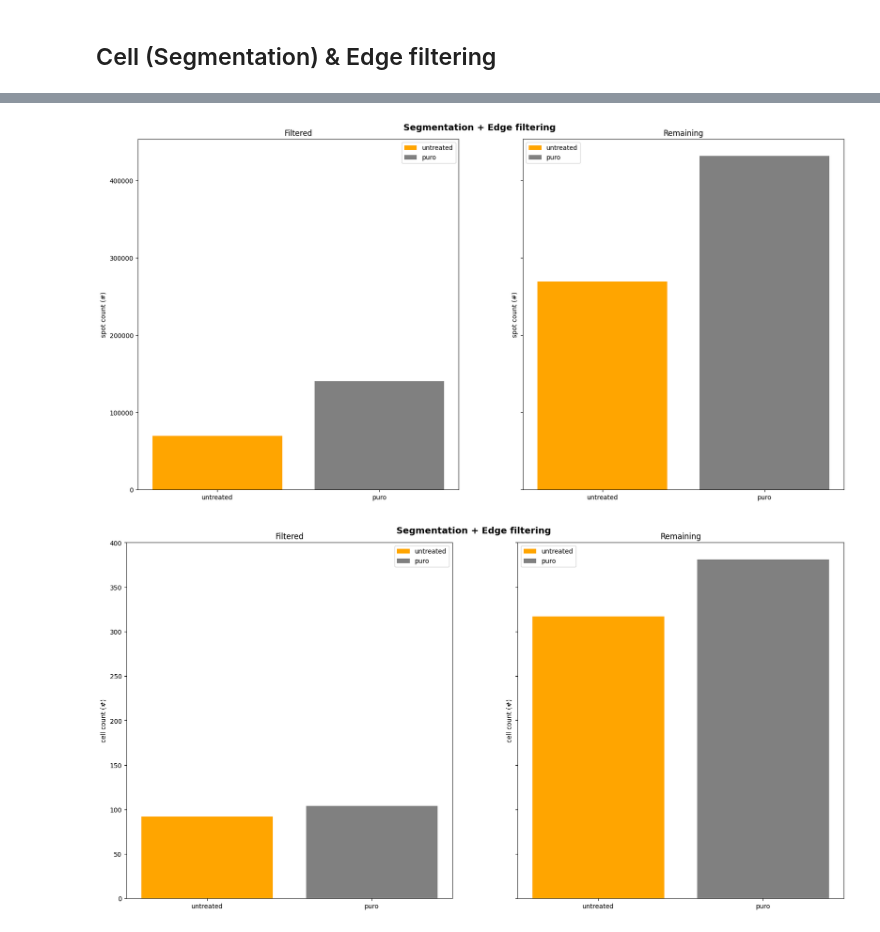
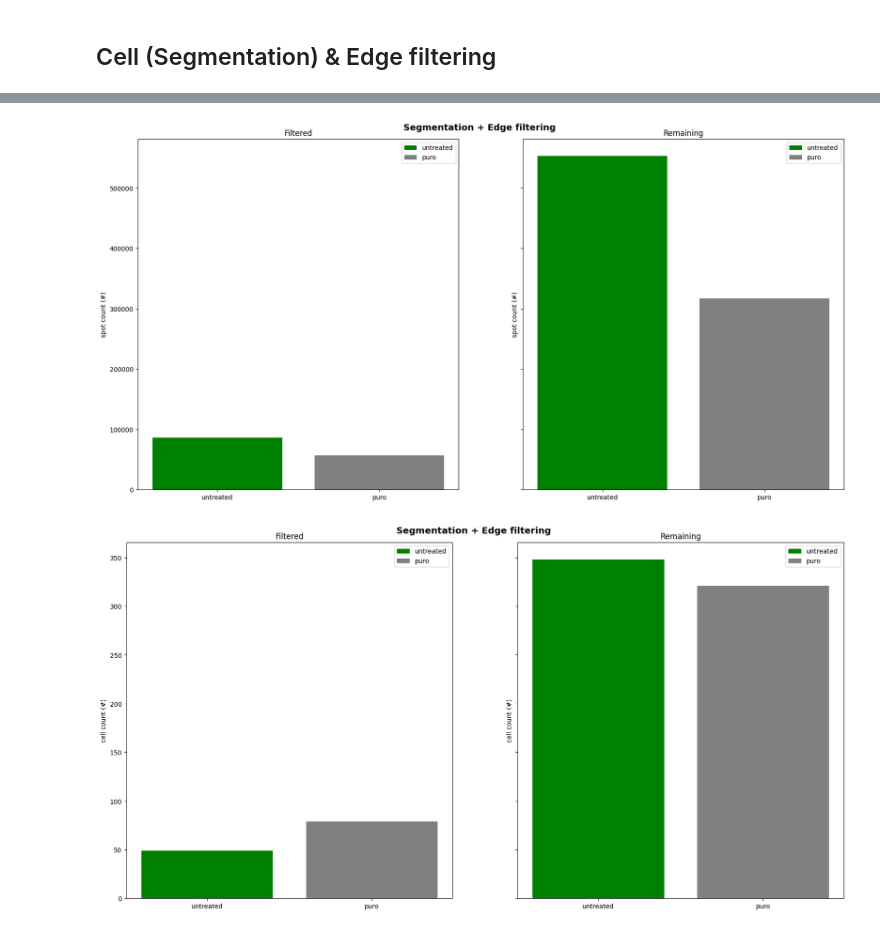
Before and after one commit to 2Echoes/Sequential_Fish, a Jupyter notebook: analysis/Custom_graph.ipynb, the cells around one changed output, grey strips where cells are left out. Saved outputs shown, nothing was run; the diff lists cells and outputs as text; code cells hidden in the pictures.

```diff
--- a/analysis/Custom_graph.ipynb
+++ b/analysis/Custom_graph.ipynb
@@ -339,6 +338,6 @@ Run_3 = "/mnt/ssd/SSD_floricslimani/Fish_seq/Davide/2024-10-09 - SeqFISH_Run10 -
 # %%
 Cell_data = pd.DataFrame()
-for path, treatment in zip([Run_1, Run_2, Run_3], ["untreated", "untreated", "puro"]) :
+for path, treatment in zip([Run_1, Run_2], ["untreated","puro"]) :
 
     Acquisition = pd.read_feather(path + "/result_tables/Acquisition.feather")
     Detection = pd.read_feather(path + "/result_tables/Detection.feather")
@@ -442,8 +446,8 @@ import os
 from Sequential_Fish.analysis.distributions import merge_data, safe_merge_no_duplicates
 from Sequential_Fish.analysis.post_processing import RNA_filtering
 # %%
-Run_1 = "/mnt/ssd/SSD_floricslimani/Fish_seq/Davide/2024-09-03 - SeqFISH_Run8 - HeLa_POLR2" # no puro
-Run_2 = "/mnt/ssd/SSD_floricslimani/Fish_seq/Davide/2024-10-09 - SeqFISH_Run10 - HeLa-Puro_POLR2"  # puro
+Run_1 = "/mnt/ssd/SSD_floricslimani/Fish_seq/Davide/2024-08-07 - SeqFISH_Run6 - HeLa_R2TP1-2/"  # no puro
+Run_2 = "/mnt/ssd/SSD_floricslimani/Fish_seq/Davide/2024-08-12 - SeqFISH - HeLa - Puro - R2TP1-2_Run7/" # puro
 # %%
 Detection_data = pd.DataFrame()
 for path, treatment in zip([Run_1, Run_2], ["untreated", "puro"]) :
@@ -558,9 +596,9 @@ import os
 from Sequential_Fish.analysis.distributions import merge_data, safe_merge_no_duplicates
 from Sequential_Fish.analysis.post_processing import RNA_filtering
 # %%
-Run_1 = "/mnt/ssd/SSD_floricslimani/Fish_seq/Davide/2024-09-03 - SeqFISH_Run8 - HeLa_POLR2" # no puro
-Run_2 = "/mnt/ssd/SSD_floricslimani/Fish_seq/Davide/2024-10-09 - SeqFISH_Run10 - HeLa-Puro_POLR2"  # puro
-output_path = "/mnt/ssd/SSD_floricslimani/Fish_seq/Davide/analyse_sous_unite_polymerase/"
+Run_1 = "/mnt/ssd/SSD_floricslimani/Fish_seq/Davide/2024-08-07 - SeqFISH_Run6 - HeLa_R2TP1-2/"  # no puro
+Run_2 = "/mnt/ssd/SSD_floricslimani/Fish_seq/Davide/2024-08-12 - SeqFISH - HeLa - Puro - R2TP1-2_Run7/" # puro
+output_path = "/mnt/ssd/SSD_floricslimani/Fish_seq/Davide/analyse_RT2P/"
 folder_name = "filtering statistics"
 os.makedirs(f"{output_path}/{folder_name}/", exist_ok=True)
 # %%
@@ -672,7 +708,7 @@ puro       0            [POLR2A_0]
 Name: target, dtype: object
 # %%
 rule = {
-    'POLR2A_0' : 'POLR2A'
+    'POLR2A₀' : 'POLR2A',
 }
 
 Cell_data['target'] = Cell_data['target'].replace(rule)
@@ -830,40 +866,40 @@ total_remaining
 # %%
 import matplotlib.pyplot as plt
 import numpy as np
 
-fig = plt.figure(figsize=(20,10),frameon=False)
+fig = plt.figure(figsize=(20,10),frameon=True)
 left,right = fig.subplots(1,2, sharey=True)
 
 labels = ['untreated','puro']
-colors = ['orange','gray']
+colors = ['green','gray']
 
 x = np.arange(len(labels))
 
 left.bar(x,total_filtered.loc[labels]['spot_count'], color =colors, label= labels)
 left.set_ylabel('spot count (#)')
 left.legend()
 left.set_xticks(x,labels)
 left.set_title("Filtered")
 
 right.bar(x,total_remaining.loc[labels]['spot_count'], color =colors, label= labels)
 right.set_ylabel('spot count (#)')
 right.legend()
 right.set_xticks(x,labels)
 right.set_title("Remaining")
 
 fig.text(x=0.5, y=0.90, ha='center', s="Segmentation + Edge filtering", fontdict={'weight' : 'bold', 'size' : '14'})
 fig.savefig(f"{output_path}/{folder_name}/Segmentation_spots_filtering.svg")
 # %% [output]
-[figure, old version]
+[figure, new version]
 # %%
 import matplotlib.pyplot as plt
 import numpy as np
 
-fig = plt.figure(figsize=(20,10),frameon=False)
+fig = plt.figure(figsize=(20,10),frameon=True)
 left,right = fig.subplots(1,2, sharey=True,)
 
 labels = ['untreated','puro']
-colors = ['orange','gray']
+colors = ['green','gray']
 
 x = np.arange(len(labels))
 
@@ -882,4 +918,4 @@ right.set_title("Remaining")
 fig.text(x=0.5, y=0.90, ha='center', s="Segmentation + Edge filtering", fontdict={'weight' : 'bold', 'size' : '14'})
 fig.savefig(f"{output_path}/{folder_name}/Segmentation_cells_filtering.svg")
 # %% [output]
-[figure, old version]
+[figure, new version]
```
Also changed, not shown: parts of 30 cells of this notebook, 4 other files.
